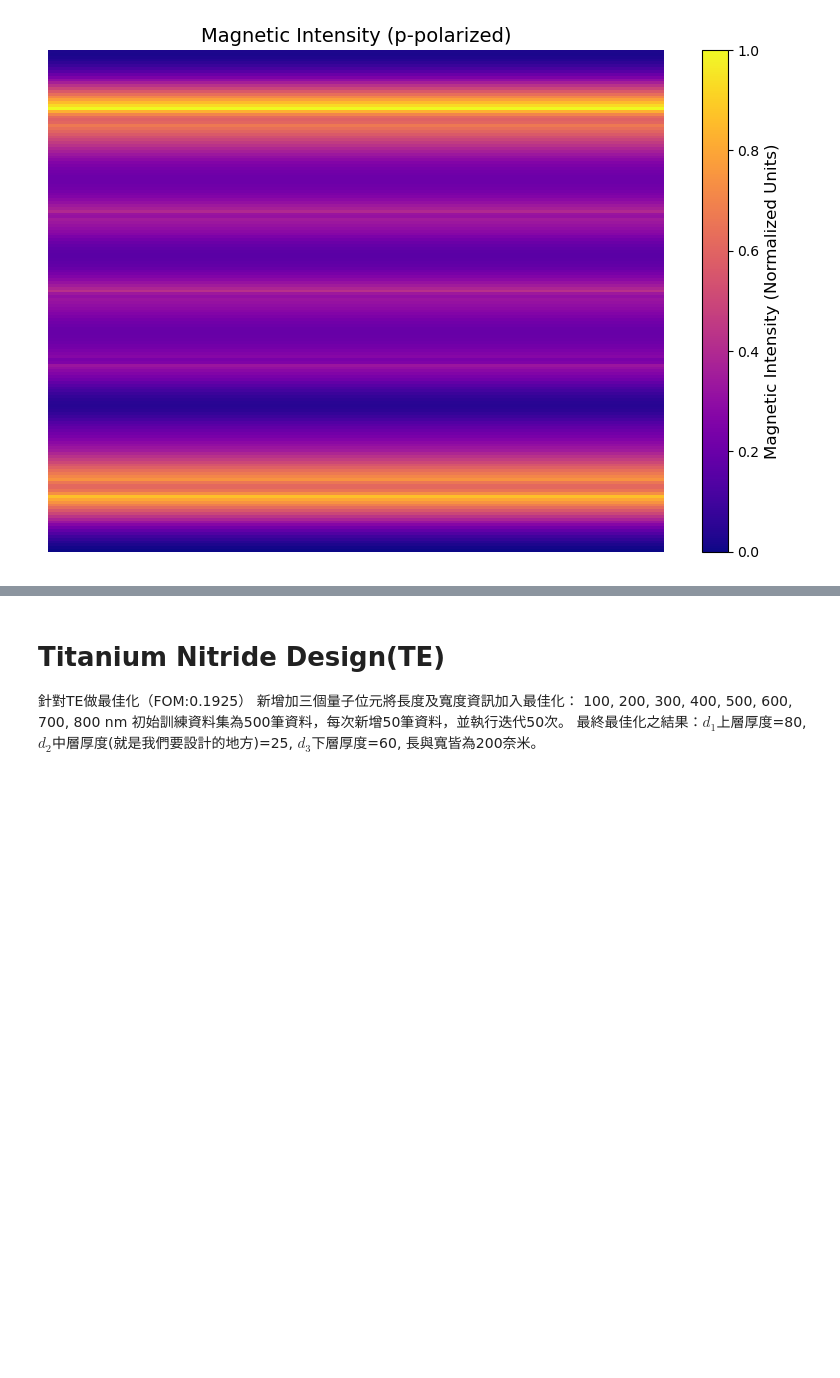
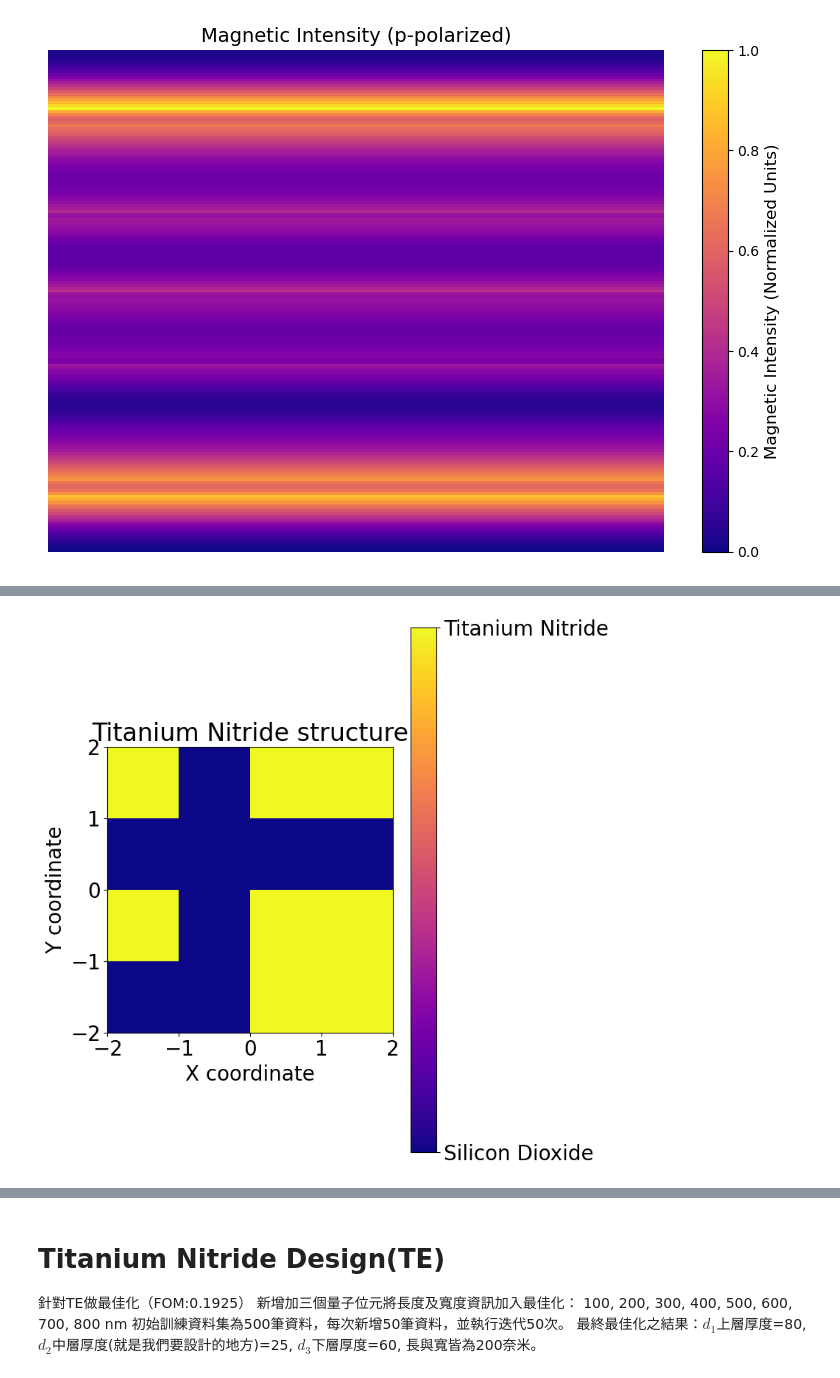
Before and after one commit to Jia-JunHu/QNO, a Jupyter notebook: practice/thesis/plot_paper.ipynb, the cells around one changed output, grey strips where cells are left out. Drawn from its saved outputs; the diff is of its cells as text; code cells hidden in the pictures; blank space fills up the shorter version.

```diff
--- a/practice/thesis/plot_paper.ipynb
+++ b/practice/thesis/plot_paper.ipynb
@@ -857 +863,68 @@ Loaded array shape: (500, 176)
+# %%
+
+
+def plot_16_bit_squares(binary_vector):
+    """
+    將16個位元的二進位向量轉換為二維方塊圖。
+
+    參數:
+    binary_vector (str): 一個長度為16的字串，由'0'和'1'組成。
+
+    回傳:
+    None
+    """
+    # 驗證輸入字串的有效性
+    if len(binary_vector) != 16 or not all(bit in '01' for bit in binary_vector):
+        print("錯誤：輸入的向量必須是25個位元的二進位字串。")
+        return
+
+    # 將二進位字串轉換為 5x5 的 NumPy 陣列
+    # 這裡的對應關係為：
+    # 索引 i -> x 座標 = (i // 5) - 2, y 座標 = (i % 5) - 2
+    matrix = np.zeros((4, 4))
+    for i in range(16):
+        # 根據您的座標對應關係，將 bit 1 放在 (-2, -2)
+        # 這對應於矩陣的 matrix[0][0]
+        row = i % 4
+        col = i // 4
+        matrix[row][col] = int(binary_vector[i])
+
+    # 繪圖
+    plt.rcParams['font.size'] = 20
+    plt.figure(figsize=(8, 8))
+
+    # 使用 imshow 繪製方塊圖
+    # cmap='bwr' 是指藍色-白色-紅色漸層，這裡藍色代表0，紅色代表1
+    # 為了使 y 軸從 -2 開始向上遞增，需要設定 origin='lower'
+    # extent 定義了圖的邊界，讓座標軸正確顯示
+    plt.imshow(matrix, cmap='plasma', origin='lower', extent=[-2, 2, -2, 2])
+
+    # 設置標題和軸標籤
+    plt.title('Titanium Nitride structure')
+    plt.xlabel('X coordinate')
+    plt.ylabel('Y coordinate')
+
+    # 設置座標軸刻度，使其對應方塊的中心
+    plt.xticks(np.arange(-2, 3, 1))
+    plt.yticks(np.arange(-2, 3, 1))
+
+    # 顯示顏色條，以便了解顏色的對應值
+    cbar = plt.colorbar(ticks=[0, 1])
+    cbar.ax.set_yticklabels(['Silicon Dioxide', 'Titanium Nitride'])
+
+    # 顯示格線，讓方塊邊界更清晰
+    #plt.grid(True, which='both', color='k', linestyle='-', linewidth=0.5)
+
+    # 調整佈局以防止標籤重疊
+    plt.tight_layout()
+    plt.show()
+
+# 範例用法：
+# 輸入一個16個位元的二進位字串
+
+sample_vector = "0101000011011101"
+
+plot_16_bit_squares(sample_vector)
+# %% [output]
+[figure, added]
 # %% [markdown]
```
Also changed, not shown: parts of 20 cells of this notebook, 2 other files.
